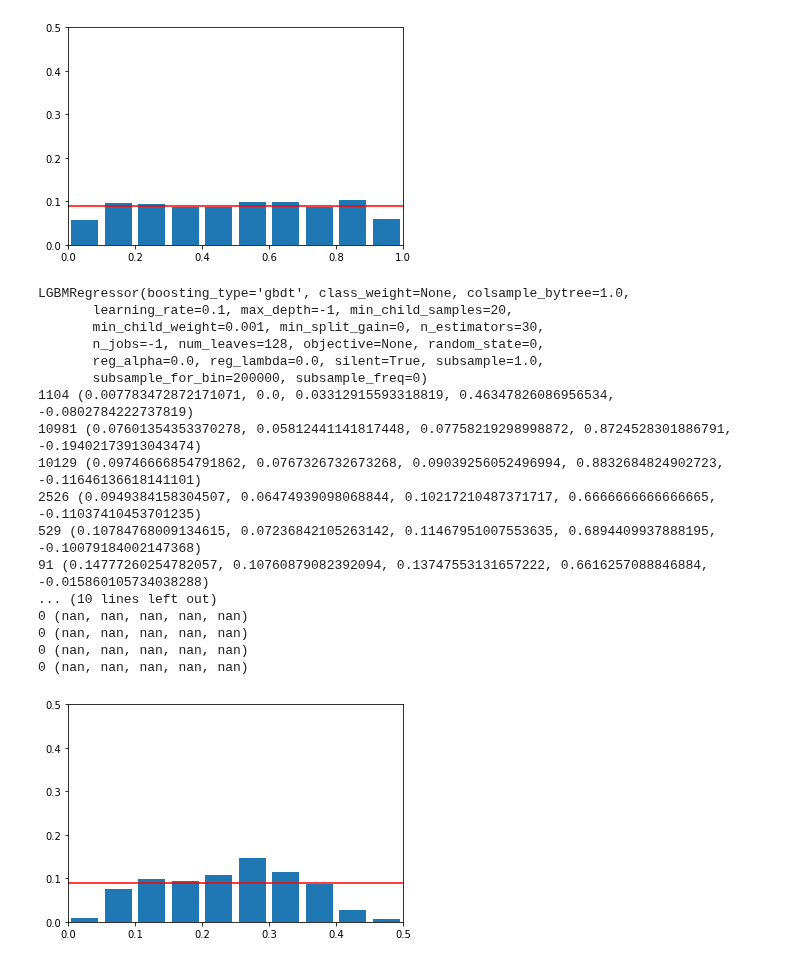
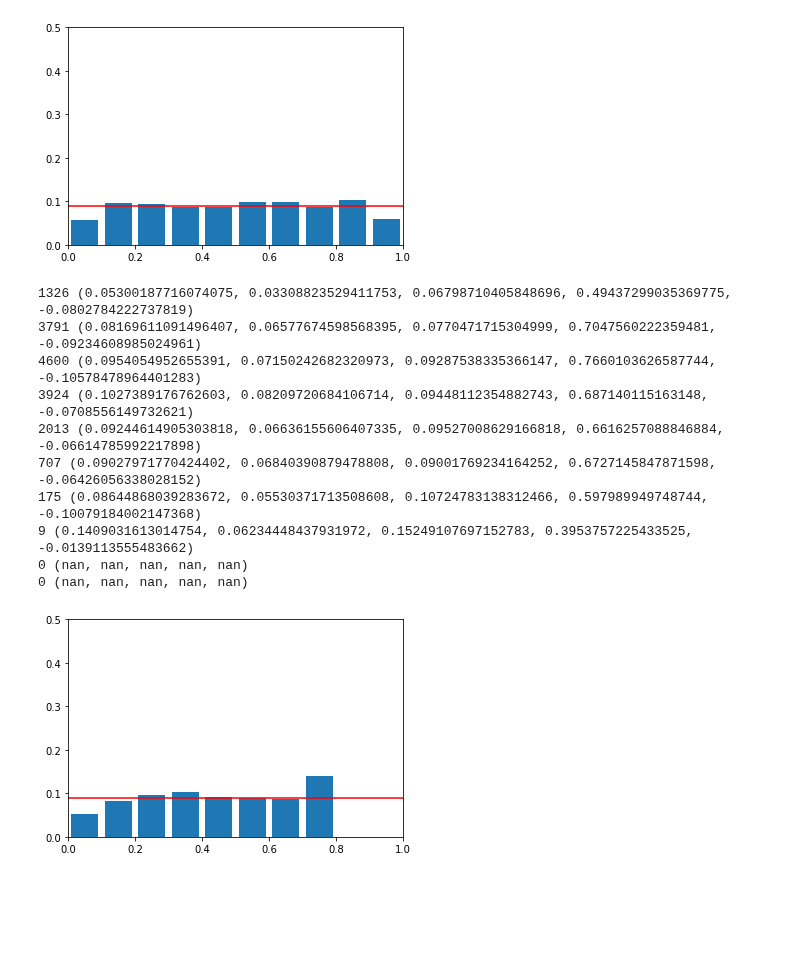
Before and after one commit to Bantorra0/Quant, a Jupyter notebook: test_clf.ipynb, the cells around one changed output. Saved outputs shown, nothing was run; the diff lists cells and outputs as text; code cells hidden in the pictures; blank space fills up the shorter version.

```diff
--- a/test_clf.ipynb
+++ b/test_clf.ipynb
@@ -89,7 +76,7 @@ y_s_decline -0.03969116265935484 -0.027656477438136817 0.04191924774713406
 # %%
 train_date_idx = trading_date_idxes[trading_date_idxes<"2017-01-01"][:-21]
 print(train_date_idx[0],train_date_idx[-1])
-test_date_idx = trading_date_idxes[(trading_date_idxes>="2017-01-01")][:-21]
+test_date_idx = trading_date_idxes[(trading_date_idxes>="2017-01-01")][:300]
 print(test_date_idx[0],test_date_idx[-1])
 
 ycol = "y_l_rise"
@@ -114,10 +101,10 @@ print(X_test.shape, Y_test[ycol].shape)
 #           }
 
 models = {"model_l_high":
-              lgbm.LGBMClassifier(n_estimators=30,
+              lgbm.LGBMClassifier(n_estimators=75,
                                   scale_pos_weight=1,
-                                 num_leaves=32,
-                                max_depth=15,
+                                 num_leaves=256,
+                                max_depth=14,
                                  random_state=0,
                                 min_child_samples=20,
                                   )
@@ -205,15 +191,19 @@ for code, df in df_combined[cond].groupby("code"):
 2017-05-23  603799.SH   42.7  42.9562    42.5035  0.379645  0.730326
 # %%
 models["model_l_high_reg"] = lgbm.LGBMRegressor(
-    n_estimators=30, num_leaves=128,
-    max_depth=-1,
+    n_estimators=50, num_leaves=64,
+    max_depth=12,
     random_state=0,
     min_child_samples=20,
-    min_split_gain=0,
+    min_split_gain=5,
 )
+y_train = Y_train[ycol]
+y_test = Y_test[ycol]
 
 t1 = time.time()
-models["model_l_high_reg"].fit(X_train, Y_train[ycol])
+models["model_l_high_reg"].fit(X_train, y_train)
 t2 = time.time()
 print(t2-t1)
+Y_test_pred_reg ={ycol: models["model_l_high_reg"].predict(X_test)}
+print(models["model_l_high_reg"].score(X_test,y_test))
 # %% [output]
@@ -355,43 +336,33 @@ plt.show()
 12 (0.060183483249202585, 0.03594701038310055, 0.12049318951641502, 0.3700854700854703, -0.10079184002147368)
 [figure]
 # %%
-print(models["model_l_high_reg"])
-interval = 0.05
-
 y1 = []
 cnt1 = []
-for i in range(int(1/interval)):
-    p0 = i*interval
-    p1 = (i+1)*interval
+for i in range(10):
+    p0 = i*0.1
+    p1 = (i+1)*0.1
     cond=(p0 < Y_test_pred_reg[ycol]) & (Y_test_pred_reg[ycol] <=p1)
     cnt1.append(sum(cond))
     y1.append((Y_test[ycol][cond].mean(), Y_test[ycol][cond].median(),Y_test[ycol][cond].std(),Y_test[ycol][cond].max(),Y_test[ycol][cond].min()))
 for c,p in zip(cnt1,y1):
     print(c,p)
 
-plt.bar(np.arange(len(y1))*interval+interval/2,[mean for mean,_, _,_,_ in y1],width=interval*0.8)
+plt.bar(np.arange(len(y1))*0.1+0.05,[mean for mean,_, _,_,_ in y1],width=0.08)
 plt.plot(x0,y0,color='r')
 # plt.plot(x,y1,color='r')
-plt.xlim(0,0.5)
+plt.xlim(0,1)
 plt.ylim(0,0.5)
 plt.show()
 # %% [output]
-LGBMRegressor(boosting_type='gbdt', class_weight=None, colsample_bytree=1.0,
-       learning_rate=0.1, max_depth=-1, min_child_samples=20,
-       min_child_weight=0.001, min_split_gain=0, n_estimators=30,
-       n_jobs=-1, num_leaves=128, objective=None, random_state=0,
-       reg_alpha=0.0, reg_lambda=0.0, silent=True, subsample=1.0,
-       subsample_for_bin=200000, subsample_freq=0)
-1104 (0.007783472872171071, 0.0, 0.03312915593318819, 0.46347826086956534, -0.0802784222737819)
-10981 (0.07601354353370278, 0.05812441141817448, 0.07758219298998872, 0.8724528301886791, -0.19402173913043474)
-10129 (0.09746666854791862, 0.0767326732673268, 0.09039256052496994, 0.8832684824902723, -0.11646136618141101)
-2526 (0.0949384158304507, 0.06474939098068844, 0.10217210487371717, 0.6666666666666665, -0.11037410453701235)
-529 (0.10784768009134615, 0.07236842105263142, 0.11467951007553635, 0.6894409937888195, -0.10079184002147368)
-91 (0.14777260254782057, 0.10760879082392094, 0.13747553131657222, 0.6616257088846884, -0.015860105734038288)
-... (10 lines left out)
+1326 (0.05300187716074075, 0.03308823529411753, 0.06798710405848696, 0.49437299035369775, -0.0802784222737819)
+3791 (0.08169611091496407, 0.06577674598568395, 0.0770471715304999, 0.7047560222359481, -0.09234608985024961)
+4600 (0.0954054952655391, 0.07150242682320973, 0.09287538335366147, 0.7660103626587744, -0.10578478964401283)
+3924 (0.1027389176762603, 0.08209720684106714, 0.09448112354882743, 0.687140115163148, -0.0708556149732621)
+2013 (0.09244614905303818, 0.06636155606407335, 0.09527008629166818, 0.6616257088846884, -0.06614785992217898)
+707 (0.09027971770424402, 0.06840390879478808, 0.09001769234164252, 0.6727145847871598, -0.06426056338028152)
+175 (0.08644868039283672, 0.05530371713508608, 0.10724783138312466, 0.597989949748744, -0.10079184002147368)
+9 (0.1409031613014754, 0.06234448437931972, 0.15249107697152783, 0.3953757225433525, -0.0139113555483662)
 0 (nan, nan, nan, nan, nan)
 0 (nan, nan, nan, nan, nan)
-0 (nan, nan, nan, nan, nan)
-0 (nan, nan, nan, nan, nan)
-[figure, old version]
+[figure, new version]
 # %%
```
Also changed, not shown: parts of 9 cells of this notebook, 5 other files.
